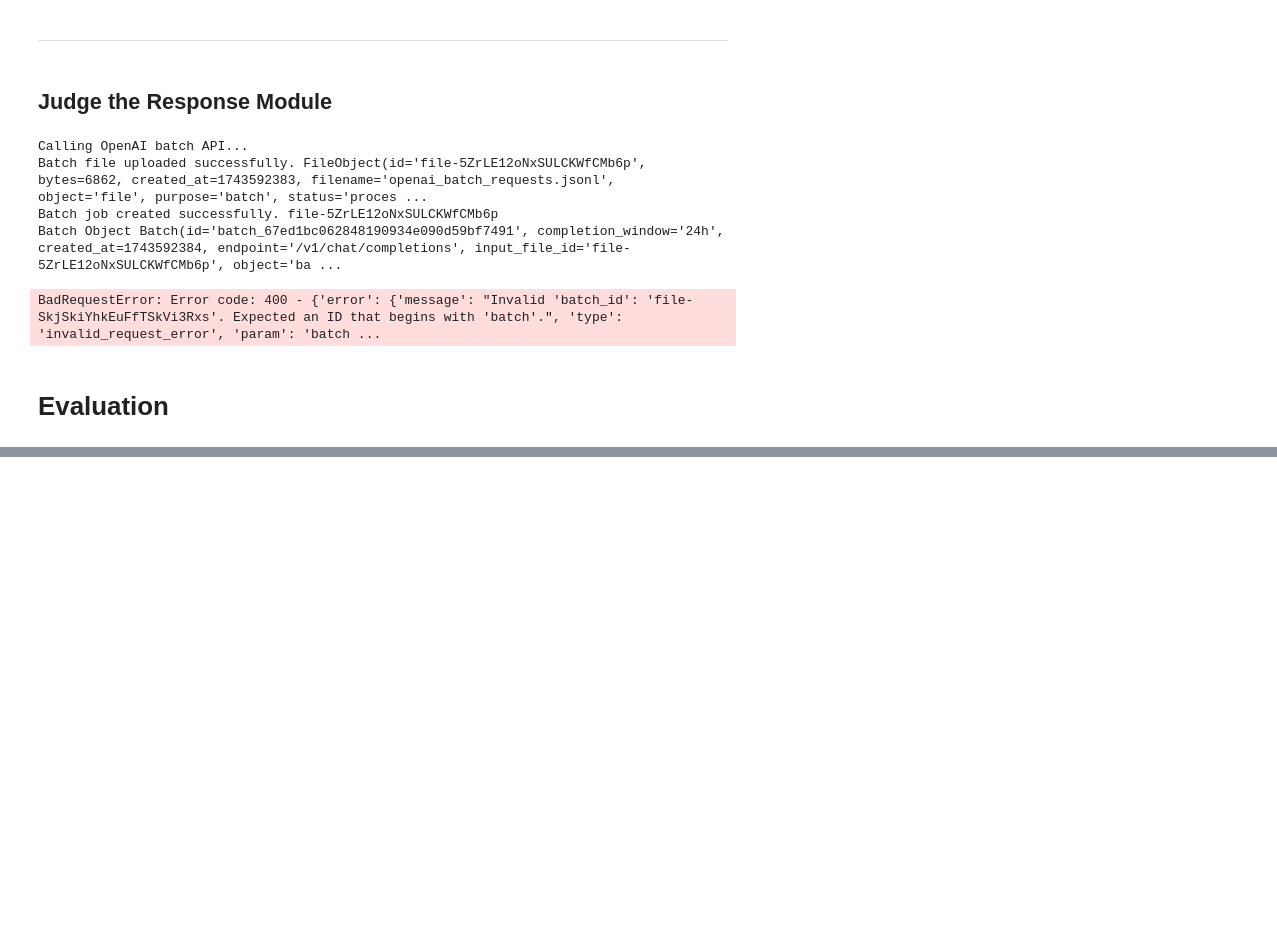
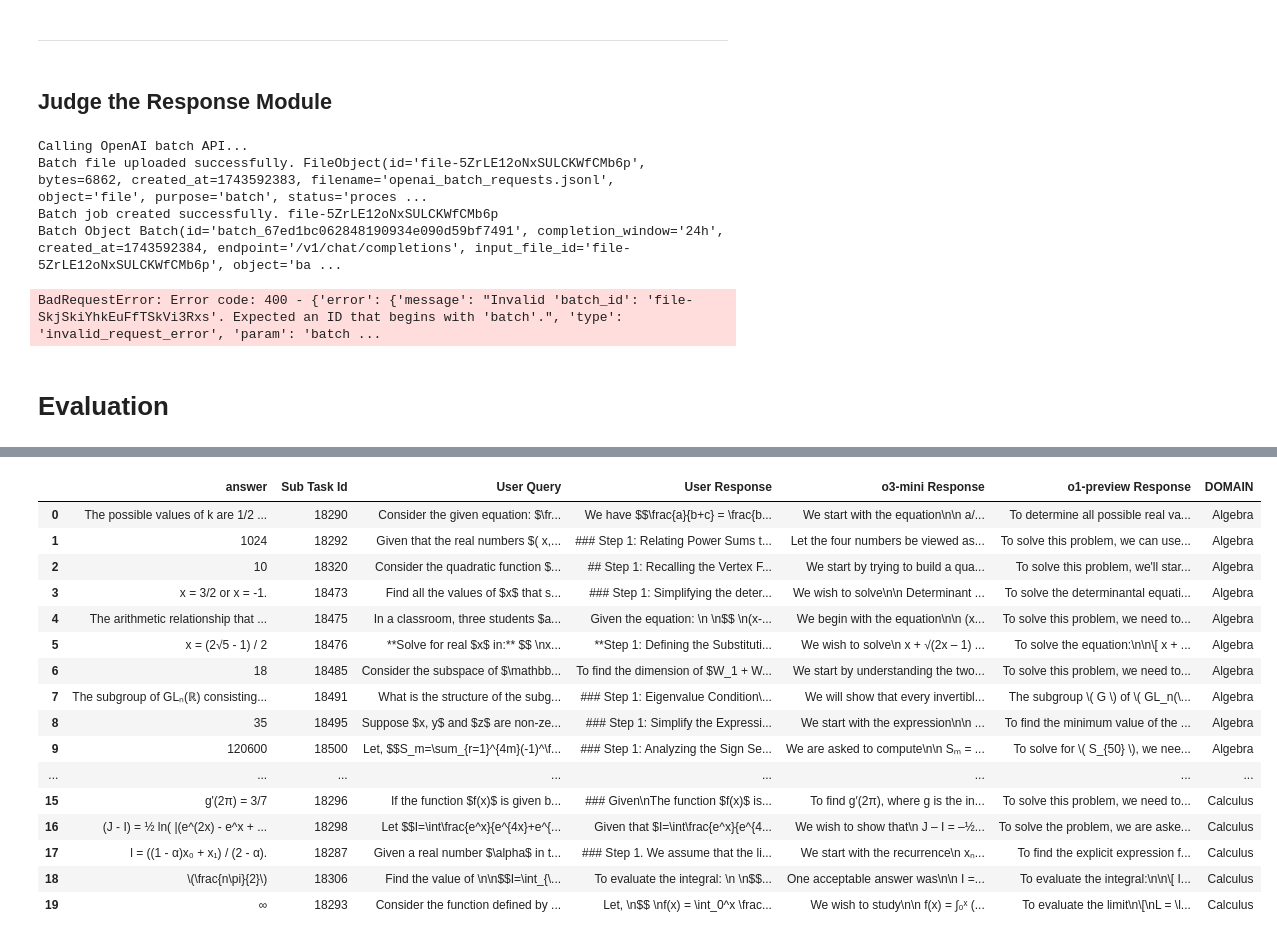
Before and after one commit to SuyashDeccan/PCM-eval, a Jupyter notebook: code.ipynb, the cells around one changed output, grey strips where cells are left out. Saved outputs shown, nothing was run; the diff lists cells and outputs as text; code cells hidden in the pictures; blank space fills up the shorter version.

```diff
--- a/code.ipynb
+++ b/code.ipynb
@@ -271,9 +280,9 @@ Batch(id='batch_67efe133f1c0819086866c9eca3e2a0a', completion_window='24h', crea
 file_response = client.files.content("file-Gip1eAC3YRgzxjQnCBwDRv")
 print(file_response.text)
 
-
+batch_answer_file = os.path.join(input_folder, "batch_answer.json")
 #save the response to a file
-with open("batch_response_answer.json", "w") as f:
+with open(batch_answer_file, "w") as f:
     f.write(file_response.text)
 # %% [output]
 {"id": "batch_req_67efe190dc548190ac0c3a20bd796245", "custom_id": "18305", "response": {"status_code": 200, "request_id": "8878475a9232feffc9396b9d9172b5aa", "body": {"id": "chatcmpl-BIbZVOjicIYrUtF7E ...
@@ -317,7 +326,7 @@ import csv
 results = []
 
 # Read the file line by line
-with open("batch_response_answer.json", "r") as file:
+with open(batch_answer_file, "r") as file:
     for line in file:
         line = line.strip()
         if not line:  # Skip any empty lines
@@ -341,7 +350,9 @@ with open("batch_response_answer.json", "r") as file:
             print(f"Error decoding JSON line: {e}")
 
 # Write the extracted data to a CSV file
-with open("batch_response_answer.csv", "w", newline="") as csv_file:
+batch_answer_file_csv = os.path.join(input_folder, "batch_answer.csv")
+
+with open(batch_answer_file_csv, "w", newline="") as csv_file:
     writer = csv.writer(csv_file)
     # Write header rowresponse
     writer.writerow(["custom_id", "model_answer"])
@@ -351,7 +362,7 @@ with open("batch_response_answer.csv", "w", newline="") as csv_file:
 print("Data has been successfully written to batch_response_answer.csv")
 
 # OPEN response.csv
-response_df = pd.read_csv("batch_response_answer.csv")
+response_df = pd.read_csv(batch_answer_file_csv)
 
 # open Copyof [Deccan AI] PCM samples - Mathematics.csv
 input_df = pd.read_csv(input_csv)
@@ -459,7 +471,8 @@ Batch(id='batch_67efe70ccf1481908328939c7687a742', completion_window='24h', crea
 file_response = client.files.content("file-3nPbKhnQBjCyQDxmHtTGSb")
 print(file_response.text)
 #save the response to a file
-with open("batch_response_judge.json", "w") as f:
+batch_judge_file = os.path.join(input_folder, "batch_judge.json")
+with open(batch_judge_file, "w") as f:
     f.write(file_response.text)
 # %% [output]
 {"id": "batch_req_67efe7e147508190924fa01536ba2d8e", "custom_id": "18305", "response": {"status_code": 200, "request_id": "b60f6f4e34241a7c3184efc77f9fce27", "body": {"id": "chatcmpl-BIbxNDMxWk2uORm51 ...
@@ -721,0 +851,27 @@ print("Judgment complete. Results saved to judged_results.csv.")
+# %%
+file = "Vega 1.0 - 50 Sample - Sheet1.csv"
+input_folder = "50_sample"
+file = os.path.join(input_folder, file)
+df = pd.read_csv(file)
+df = df.dropna(subset=['Sub Task Id'])
+df = df.dropna(subset=['User Query'])
+def make_prompt(question,response):
+    prompt_template = """
+    Given the following question and response, output only the final answer from the detailed explanation response.
+    Question: {question}
+    Answer: {response}
+    """
+    return prompt_template.format(question=question, response=response)
+# Call the OpenAI API in batch mode
+prompts_response_to_answer = []
+for index, row in df.iterrows():
+    question = row['User Query']
+    response = row['User Response']
+    query_id = row['Sub Task Id']
+    # convert to integer
+    query_id = int(query_id)
+    prompt = make_prompt(question,response)
+    prompts_response_to_answer.append({"prompt":prompt , "query_id": query_id})
+
+
+openai_response_to_answer(prompts_response_to_answer)
@@ -721,0 +956,20 @@ print("Judgment complete. Results saved to judged_results.csv.")
+# %%
+merged_df
+# %% [output]
+|  | answer | Sub Task Id | User Query | User Response | o3-mini Response | o1-preview Response | DOMAIN |
+| 0 | The possible values of k are 1/2 ... | 18290 | Consider the given equation: $\fr... | We have $$\frac{a}{b+c} = \frac{b... | We start with the equation\n\n a/... | To determine all possible real va... | Algebra |
+| 1 | 1024 | 18292 | Given that the real numbers $( x,... | ### Step 1: Relating Power Sums t... | Let the four numbers be viewed as... | To solve this problem, we can use... | Algebra |
+| 2 | 10 | 18320 | Consider the quadratic function $... | ## Step 1: Recalling the Vertex F... | We start by trying to build a qua... | To solve this problem, we'll star... | Algebra |
+| 3 | x = 3/2 or x = -1. | 18473 | Find all the values of $x$ that s... | ### Step 1: Simplifying the deter... | We wish to solve\n\n Determinant ... | To solve the determinantal equati... | Algebra |
+| 4 | The arithmetic relationship that ... | 18475 | In a classroom, three students $a... | Given the equation: \n \n$$ \n(x-... | We begin with the equation\n\n (x... | To solve this problem, we need to... | Algebra |
+| 5 | x = (2√5 - 1) / 2 | 18476 | **Solve for real $x$ in:** $$ \nx... | **Step 1: Defining the Substituti... | We wish to solve\n x + √(2x – 1) ... | To solve the equation:\n\n\[ x + ... | Algebra |
+| 6 | 18 | 18485 | Consider the subspace of $\mathbb... | To find the dimension of $W_1 + W... | We start by understanding the two... | To solve this problem, we need to... | Algebra |
+| 7 | The subgroup of GLₙ(ℝ) consisting... | 18491 | What is the structure of the subg... | ### Step 1: Eigenvalue Condition\... | We will show that every invertibl... | The subgroup \( G \) of \( GL_n(\... | Algebra |
+| 8 | 35 | 18495 | Suppose $x, y$ and $z$ are non-ze... | ### Step 1: Simplify the Expressi... | We start with the expression\n\n ... | To find the minimum value of the ... | Algebra |
+| 9 | 120600 | 18500 | Let, $$S_m=\sum_{r=1}^{4m}(-1)^\f... | ### Step 1: Analyzing the Sign Se... | We are asked to compute\n\n Sₘ = ... | To solve for \( S_{50} \), we nee... | Algebra |
+| ... | ... | ... | ... | ... | ... | ... | ... |
+| 15 | g'(2π) = 3/7 | 18296 | If the function $f(x)$ is given b... | ### Given\nThe function $f(x)$ is... | To find g′(2π), where g is the in... | To solve this problem, we need to... | Calculus |
+| 16 | (J - I) = ½ ln( |(e^(2x) - e^x + ... | 18298 | Let $$I=\int\frac{e^x}{e^{4x}+e^{... | Given that $I=\int\frac{e^x}{e^{4... | We wish to show that\n J – I = –½... | To solve the problem, we are aske... | Calculus |
+| 17 | l = ((1 - α)x₀ + x₁) / (2 - α). | 18287 | Given a real number $\alpha$ in t... | ### Step 1. We assume that the li... | We start with the recurrence\n xₙ... | To find the explicit expression f... | Calculus |
+| 18 | \(\frac{n\pi}{2}\) | 18306 | Find the value of \n\n$$I=\int_{\... | To evaluate the integral: \n \n$$... | One acceptable answer was\n\n I =... | To evaluate the integral:\n\n\[ I... | Calculus |
+| 19 | ∞ | 18293 | Consider the function defined by ... | Let, \n$$ \nf(x) = \int_0^x \frac... | We wish to study\n\n f(x) = ∫₀ˣ (... | To evaluate the limit\n\[\nL = \l... | Calculus |
```
Also changed, not shown: parts of 18 cells of this notebook, 18 other files.
